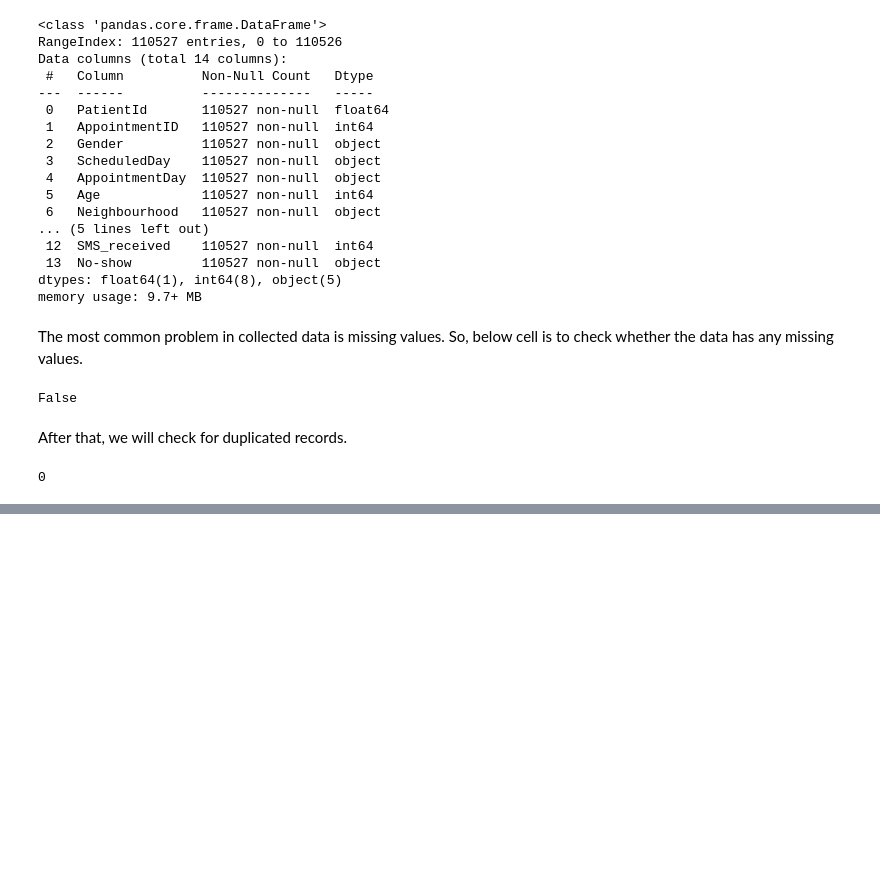
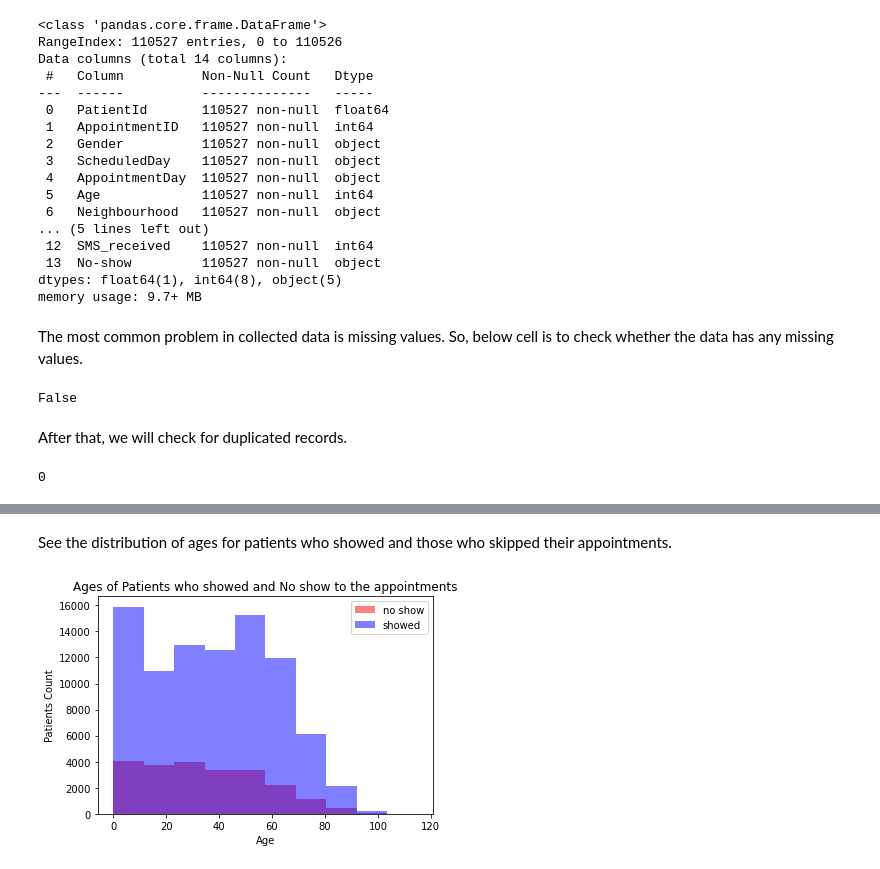
Before and after one commit to Anwar-Alshoumer/Investigate-a-Dataset-, a Jupyter notebook: No_Show_Appointments_Data_Investigation.ipynb, the cells around one changed output, grey strips where cells are left out. Saved outputs shown, nothing was run; the diff lists cells and outputs as text; code cells hidden in the pictures; blank space fills up the shorter version.

```diff
--- a/No_Show_Appointments_Data_Investigation.ipynb
+++ b/No_Show_Appointments_Data_Investigation.ipynb
@@ -71,0 +340,11 @@ df.duplicated().sum()
+# %% [markdown]
+See the distribution of ages for patients who showed and those who skipped their appointments.
+# %%
+plt.hist(df_yes.Age, facecolor='r', alpha=0.5,label='no show');
+plt.hist(df_no.Age, facecolor='b', alpha=0.5,label='showed');
+plt.xlabel('Age')
+plt.ylabel('Patients Count')
+plt.title('Ages of Patients who showed and No show to the appointments')
+plt.legend();
+# %% [output]
+[figure, added]
```
Also changed, not shown: parts of 54 cells of this notebook.
